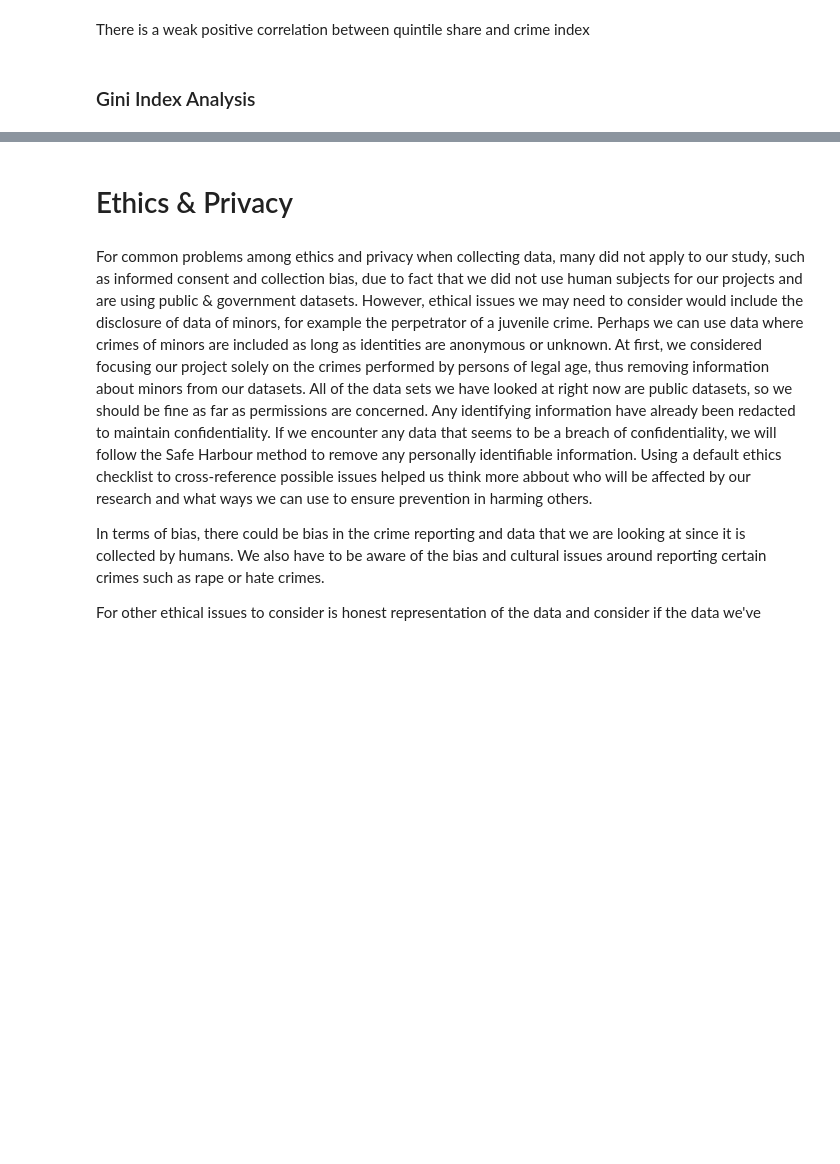
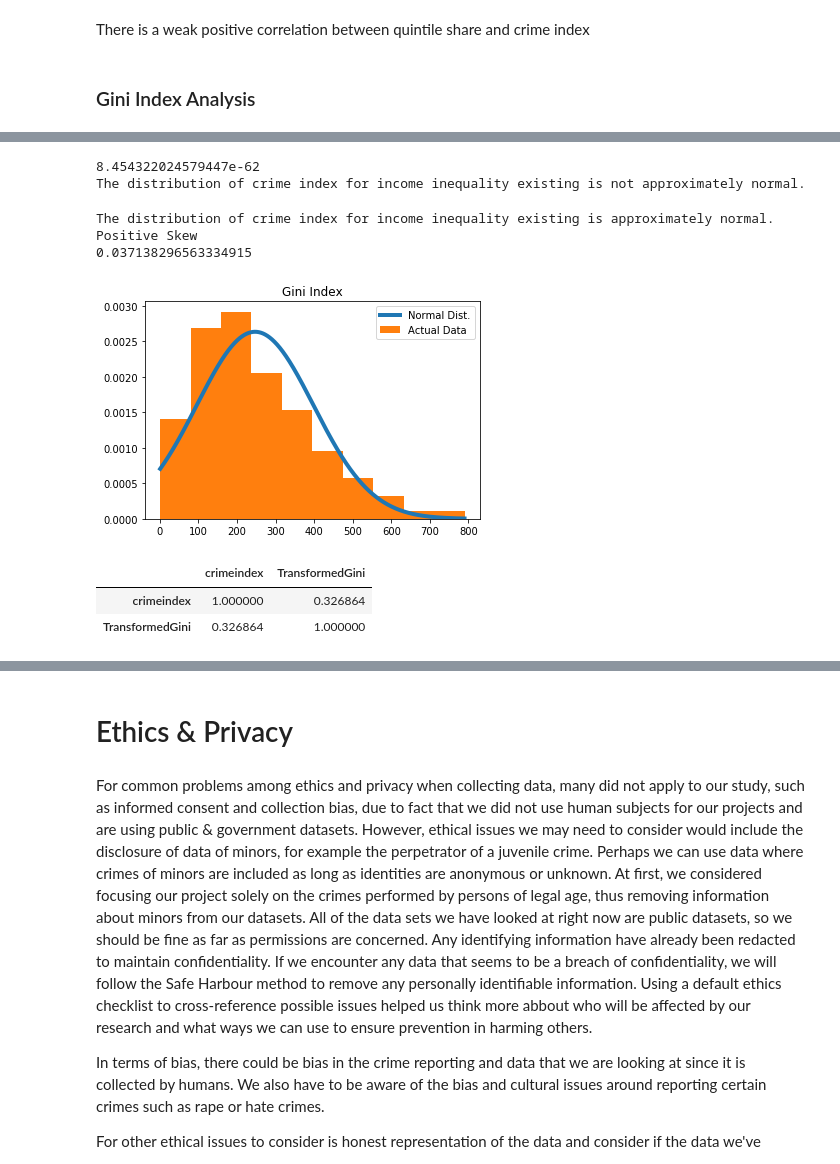
Before and after one commit to ewinterstorm/cogs108_finalproject, a Jupyter notebook: FinalProject.ipynb, the cells around one changed output, grey strips where cells are left out. Saved outputs shown, nothing was run; the diff lists cells and outputs as text; code cells hidden in the pictures; blank space fills up the shorter version.

```diff
--- a/FinalProject.ipynb
+++ b/FinalProject.ipynb
@@ -1104,3 +1223,13 @@ corrs_no_ineq_ineqcrime
 There is a weak positive correlation between quintile share and crime index
 # %% [markdown]
 ### Gini Index Analysis
+# %%
+# First, let us see if the Gini Index values are normal
+gini = crime_gini_df['Estimate; Gini Index']
+# Test to see if the gini index values are normal
+st_gini, p_gini = normaltest(gini)
+print(p_gini)
+if p_gini > 0.01:
+    print('The distribution of crime index for income inequality existing is approximately normal.')
+else:
+    print('The distribution of crime index for income inequality existing is not approximately normal.')
@@ -1106,0 +1274,59 @@ There is a weak positive correlation between quintile share and crime index
+# %%
+# First, let us see if the Gini Index values are normal
+crimeindex= crime_gini_df['crime index']
+# Test to see if the gini index values are normal
+st_crime, p_crime = normaltest(crimeindex)
+print(p_crime)
+if p_gini > 0.01:
+    print('The distribution of crime index for income inequality existing is approximately normal.')
+else:
+    print('The distribution of crime index for income inequality existing is not approximately normal.')
+# %% [output]
+8.454322024579447e-62
+The distribution of crime index for income inequality existing is not approximately normal.
+# %%
+# Transform the Gini index so it is normal
+import math
+gini = crimeindex
+transform_gini = []
+for i in range(len(gini)):
+    #y = (gini[i]-np.mean(gini))/np.std(gini)
+    #y = (gini[i]-min(gini))/(max(gini)-min(gini))
+    y = gini[i]**(1/2.2)
+    #if (gini[i] < 1):
+     #   gini[i] = 1
+
+    #y = math.log(gini[i], 2)
+    transform_gini.append(y)
+
+st_gini_transform, p_gini_transform = normaltest(transform_gini)
+if p_gini_transform > 0.01:
+    print('The distribution of crime index for income inequality existing is approximately normal.')
+else:
+    print('The distribution of crime index for income inequality existing is not approximately normal.')
+xs = np.arange(min(gini), max(gini), 0.001)
+fit = stats.norm.pdf(xs, np.mean(gini), np.std(gini))
+plt.plot(xs, fit, label = 'Normal Dist.', lw = 4)
+plt.hist(gini, density = True, label = 'Actual Data');
+plt.title('Gini Index')
+plt.legend();
+
+import statistics
+if(statistics.median(gini) < statistics.mean(gini)):
+    print('Positive Skew')
+else:
+    print('Negative Skew')
+print(p_gini_transform)
+# %% [output]
+The distribution of crime index for income inequality existing is approximately normal.
+Positive Skew
+0.037138296563334915
+[figure, added]
+# %%
+crime_gini_df.rename(columns = {'crime index': 'crimeindex'}, inplace = True)
+corrleation = crime_gini_df[['crimeindex', 'TransformedGini']].corr()
+corrleation
+# %% [output]
+|  | crimeindex | TransformedGini |
+| crimeindex | 1.000000 | 0.326864 |
+| TransformedGini | 0.326864 | 1.000000 |
```
Also changed, not shown: parts of 54 cells of this notebook.
